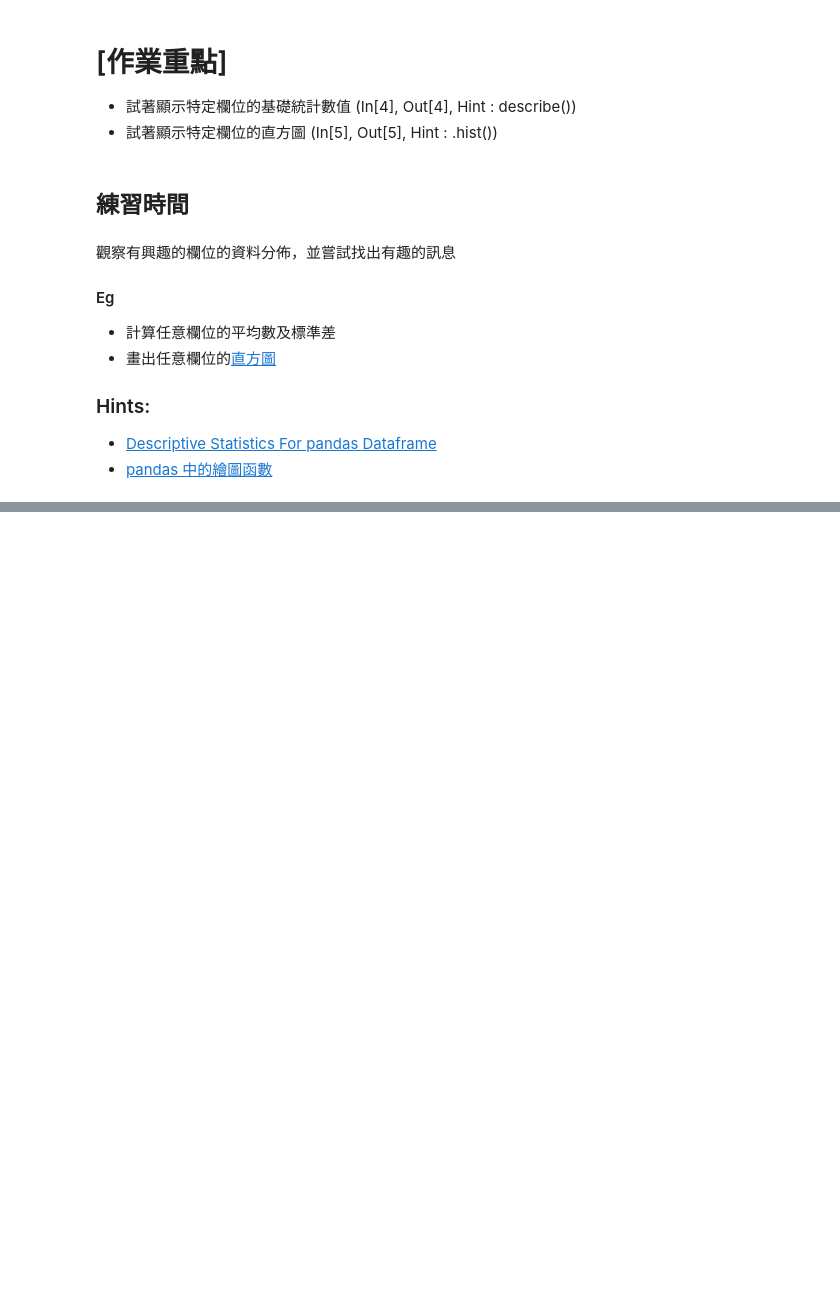
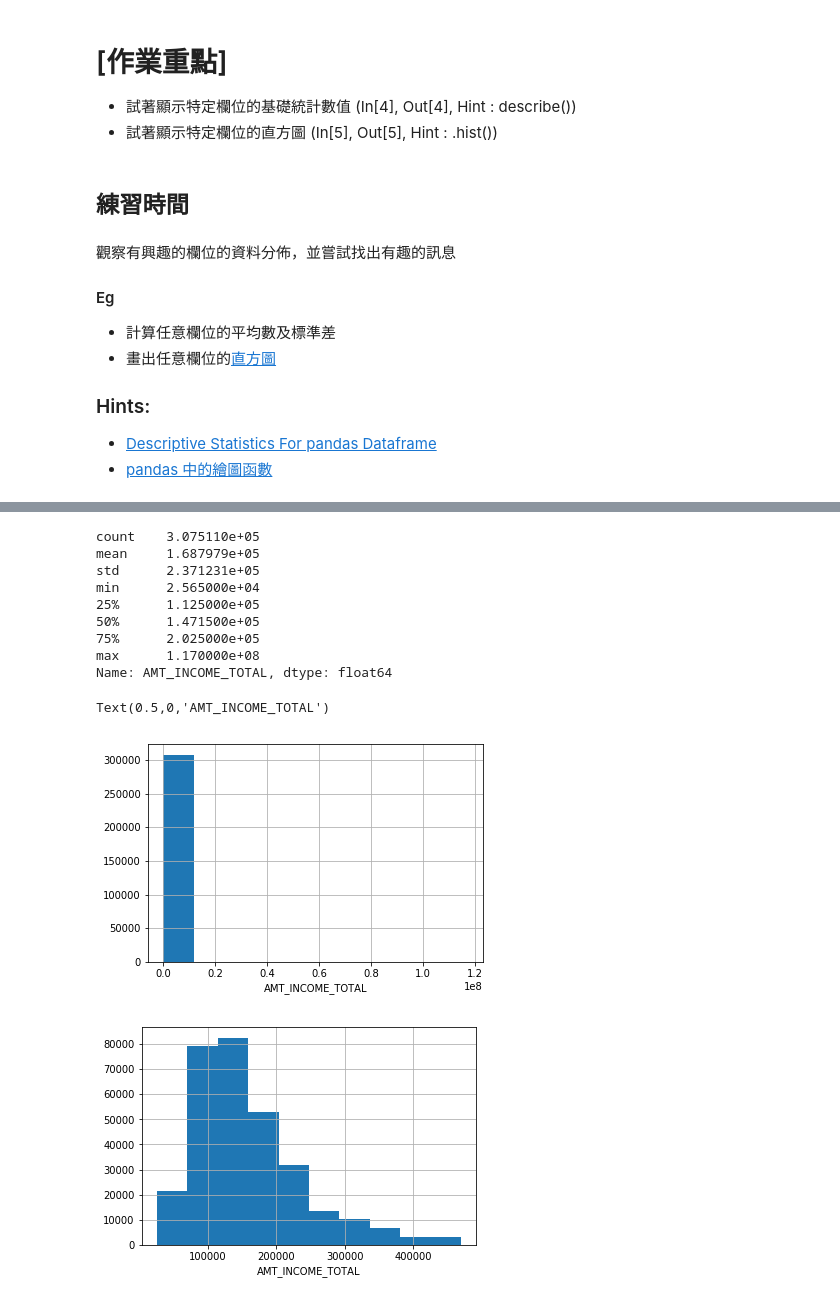
Before and after one commit to m10207306/2nd-ML100Days, a Jupyter notebook: Homework/Day_005_HW.ipynb, the cells around one changed output, grey strips where cells are left out. Drawn from its saved outputs; the diff is of its cells as text; code cells hidden in the pictures; blank space fills up the shorter version.

```diff
--- a/Homework/Day_005_HW.ipynb
+++ b/Homework/Day_005_HW.ipynb
@@ -85,0 +87,22 @@ AMT_REQ_CREDIT_BUREAU_YEAR : Mean =  1.899974435321363 , STD =  1.86929499818222
+# %%
+print(app_train['AMT_INCOME_TOTAL'].describe())
+app_train['AMT_INCOME_TOTAL'].hist()
+plt.xlabel('AMT_INCOME_TOTAL')
+
+# 因為有一個奇怪的最大值，所以第一張Histogram看起來很怪，因此第二張將最大值剔除後重畫
+plt.figure()
+app_train.loc[app_train['AMT_INCOME_TOTAL']<app_train['AMT_INCOME_TOTAL'].quantile(0.99)]['AMT_INCOME_TOTAL'].hist()
+plt.xlabel('AMT_INCOME_TOTAL')
+# %% [output]
+count    3.075110e+05
+mean     1.687979e+05
+std      2.371231e+05
+min      2.565000e+04
+25%      1.125000e+05
+50%      1.471500e+05
+75%      2.025000e+05
+max      1.170000e+08
+Name: AMT_INCOME_TOTAL, dtype: float64
+Text(0.5,0,'AMT_INCOME_TOTAL')
+[figure, added]
+[figure, added]
```
Also changed, not shown: parts of 1 cell of this notebook, 1 other file.
